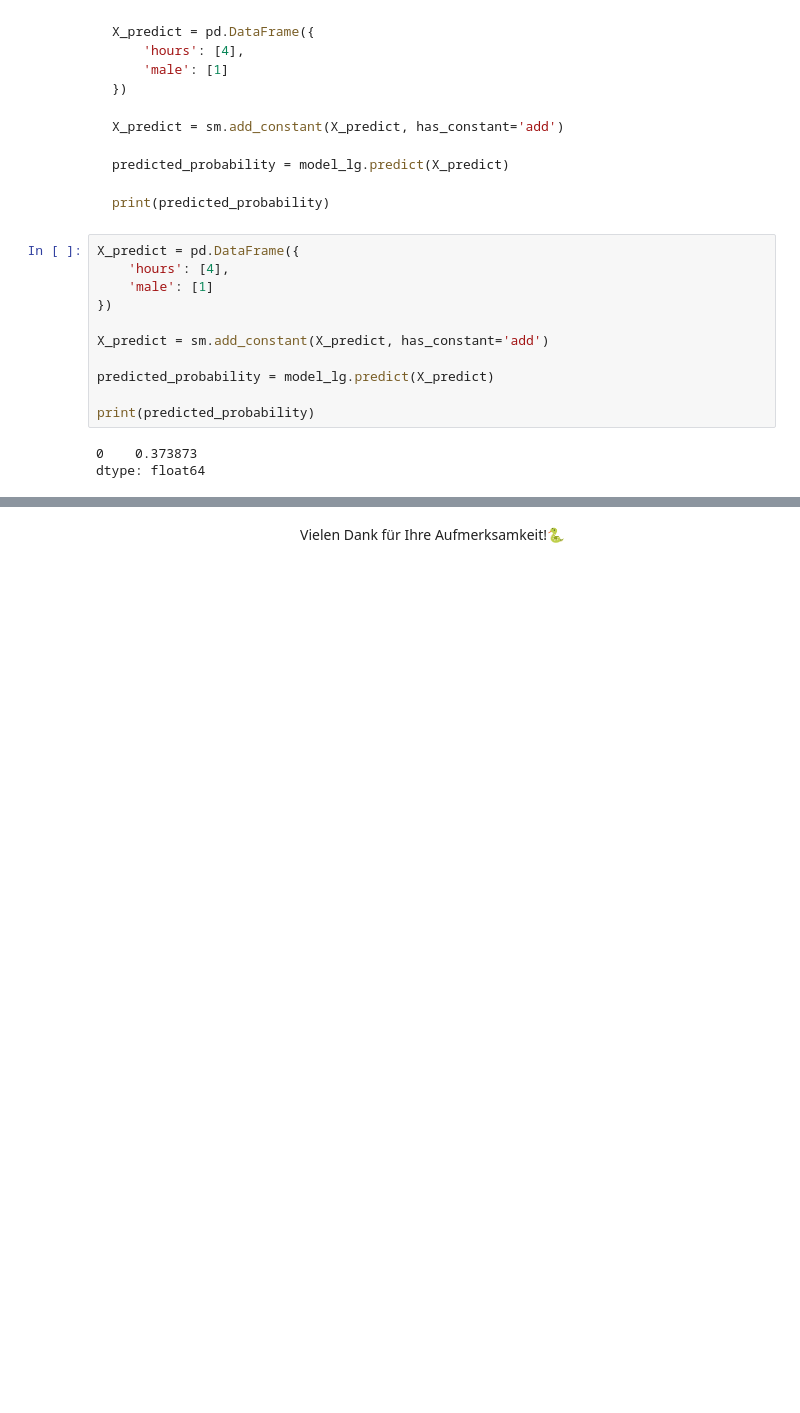
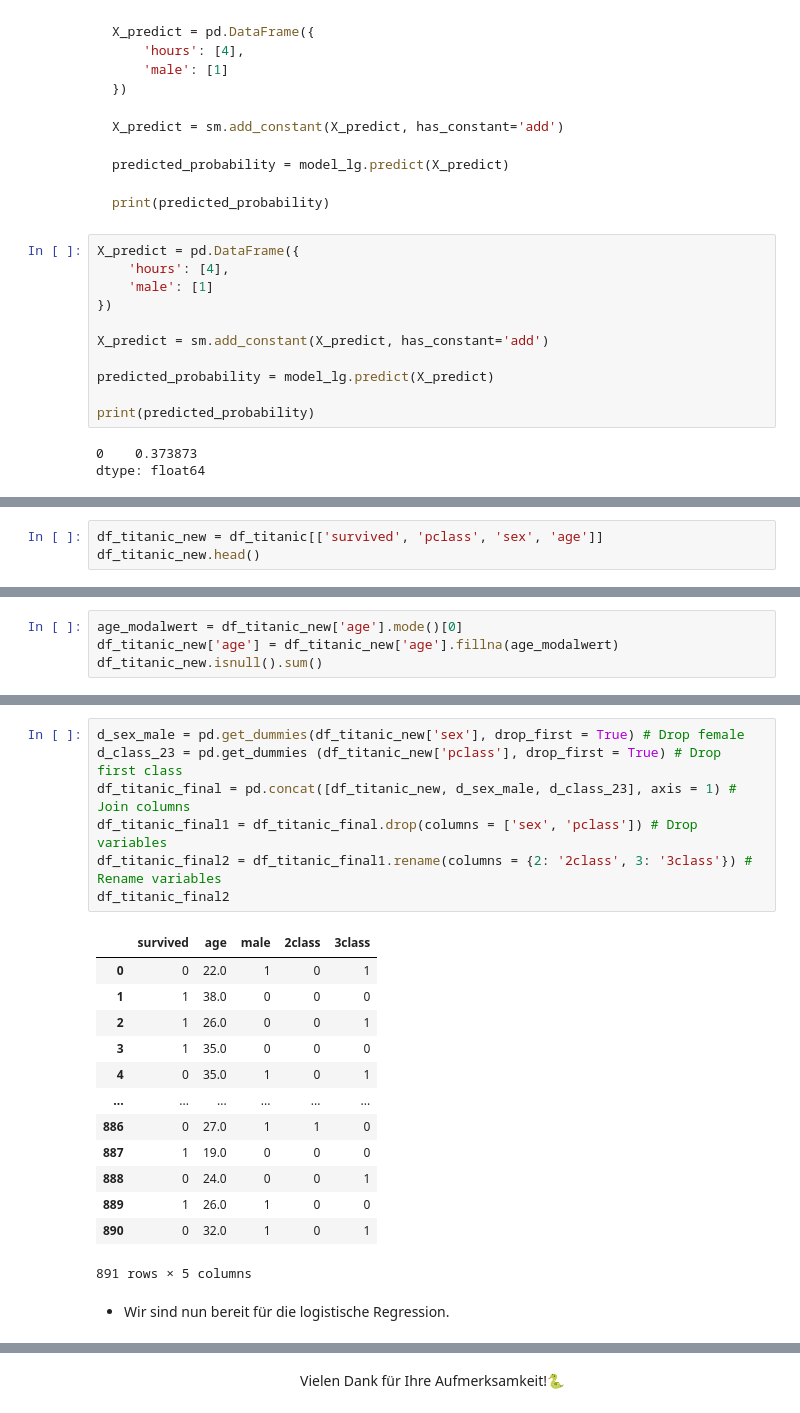
Before and after one commit to Alessandro1984/python_slides10, a Jupyter notebook: slides10.ipynb, the cells around one changed output, grey strips where cells are left out. Cells and saved outputs as stored; diff of their text form; blank space fills up the shorter version.

```diff
--- a/slides10.ipynb
+++ b/slides10.ipynb
@@ -442,0 +652,3 @@ dtype: float64
+# %%
+df_titanic_new = df_titanic[['survived', 'pclass', 'sex', 'age']]
+df_titanic_new.head()
@@ -442,0 +687,4 @@ dtype: float64
+# %%
+age_modalwert = df_titanic_new['age'].mode()[0]
+df_titanic_new['age'] = df_titanic_new['age'].fillna(age_modalwert)
+df_titanic_new.isnull().sum()
@@ -442,0 +712,23 @@ dtype: float64
+# %%
+d_sex_male = pd.get_dummies(df_titanic_new['sex'], drop_first = True) # Drop female
+d_class_23 = pd.get_dummies (df_titanic_new['pclass'], drop_first = True) # Drop first class
+df_titanic_final = pd.concat([df_titanic_new, d_sex_male, d_class_23], axis = 1) # Join columns
+df_titanic_final1 = df_titanic_final.drop(columns = ['sex', 'pclass']) # Drop variables
+df_titanic_final2 = df_titanic_final1.rename(columns = {2: '2class', 3: '3class'}) # Rename variables
+df_titanic_final2
+# %% [output]
+|  | survived | age | male | 2class | 3class |
+| 0 | 0 | 22.0 | 1 | 0 | 1 |
+| 1 | 1 | 38.0 | 0 | 0 | 0 |
+| 2 | 1 | 26.0 | 0 | 0 | 1 |
+| 3 | 1 | 35.0 | 0 | 0 | 0 |
+| 4 | 0 | 35.0 | 1 | 0 | 1 |
+| ... | ... | ... | ... | ... | ... |
+| 886 | 0 | 27.0 | 1 | 1 | 0 |
+| 887 | 1 | 19.0 | 0 | 0 | 0 |
+| 888 | 0 | 24.0 | 0 | 0 | 1 |
+| 889 | 1 | 26.0 | 1 | 0 | 0 |
+| 890 | 0 | 32.0 | 1 | 0 | 1 |
+891 rows × 5 columns
+# %% [markdown]
+- Wir sind nun bereit für die logistische Regression.
```
Also changed, not shown: parts of 52 cells of this notebook, 2 other files.
